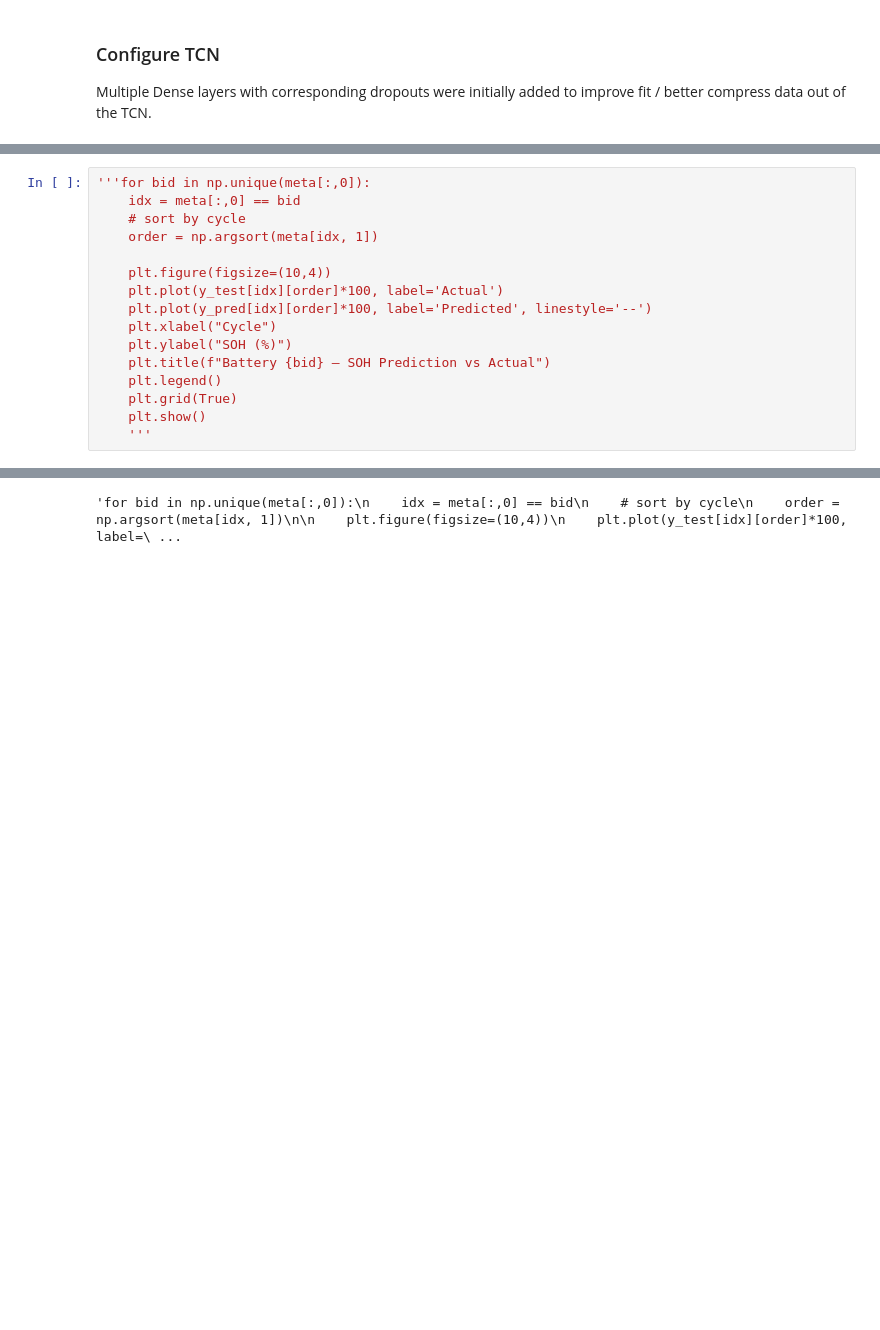
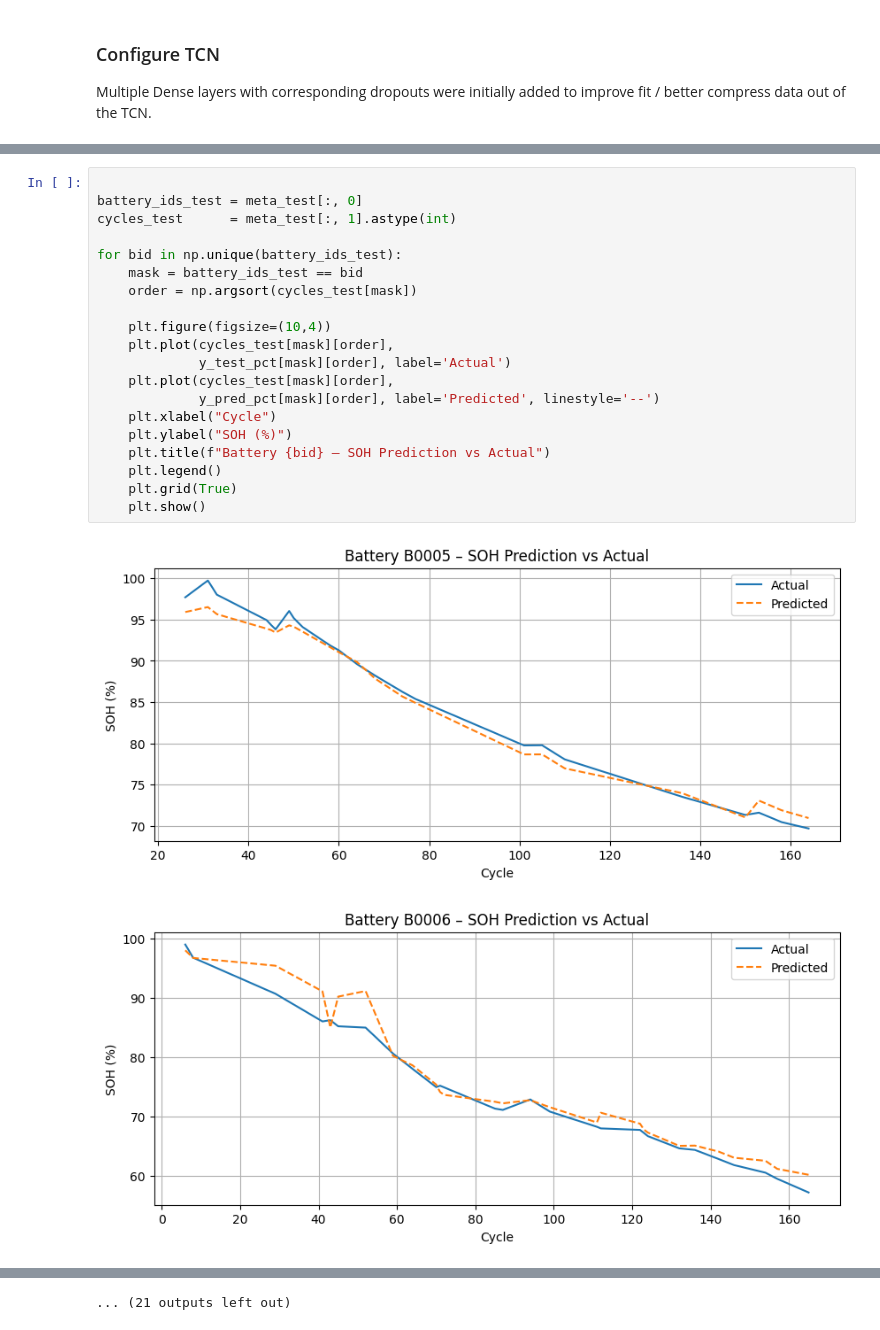
Before and after one commit to sethjkantz/Lithium_SOH_NeuralNet, a Jupyter notebook: SOH_TCN.ipynb, the cells around one changed output, grey strips where cells are left out. Cells and saved outputs as stored; diff of their text form; blank space fills up the shorter version.

```diff
--- a/SOH_TCN.ipynb
+++ b/SOH_TCN.ipynb
@@ -340,17 +349,23 @@ plt.show()
 # %%
-'''for bid in np.unique(meta[:,0]):
-    idx = meta[:,0] == bid
-    # sort by cycle
-    order = np.argsort(meta[idx, 1])
+
+battery_ids_test = meta_test[:, 0]
+cycles_test      = meta_test[:, 1].astype(int)
+
+for bid in np.unique(battery_ids_test):
+    mask = battery_ids_test == bid
+    order = np.argsort(cycles_test[mask])
 
     plt.figure(figsize=(10,4))
-    plt.plot(y_test[idx][order]*100, label='Actual')
-    plt.plot(y_pred[idx][order]*100, label='Predicted', linestyle='--')
+    plt.plot(cycles_test[mask][order],
+             y_test_pct[mask][order], label='Actual')
+    plt.plot(cycles_test[mask][order],
+             y_pred_pct[mask][order], label='Predicted', linestyle='--')
     plt.xlabel("Cycle")
     plt.ylabel("SOH (%)")
     plt.title(f"Battery {bid} – SOH Prediction vs Actual")
     plt.legend()
     plt.grid(True)
     plt.show()
-    '''
 # %% [output]
+[figure, added]
+[figure, added]
@@ -357 +382 @@ plt.show()
-'for bid in np.unique(meta[:,0]):\n    idx = meta[:,0] == bid\n    # sort by cycle\n    order = np.argsort(meta[idx, 1])\n\n    plt.figure(figsize=(10,4))\n    plt.plot(y_test[idx][order]*100, label=\ ...
+... (21 outputs left out)
```
Also changed, not shown: parts of 12 cells of this notebook.
